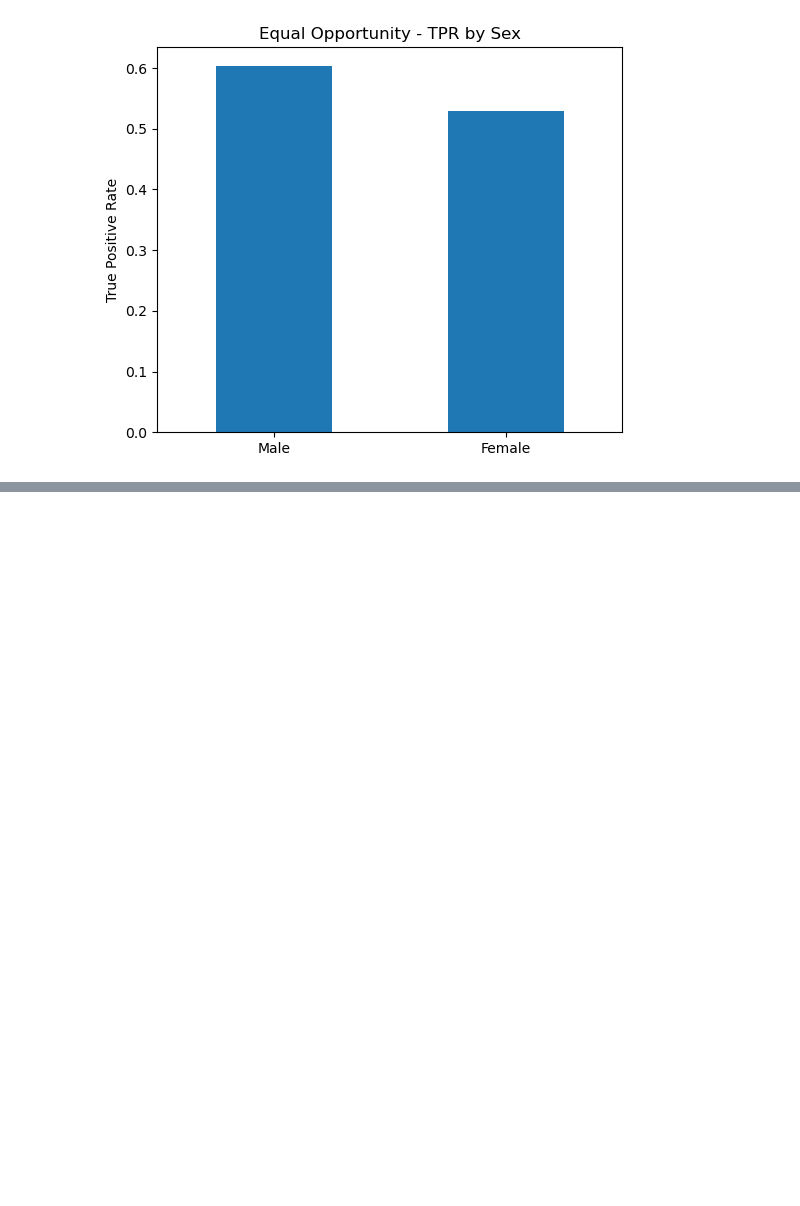
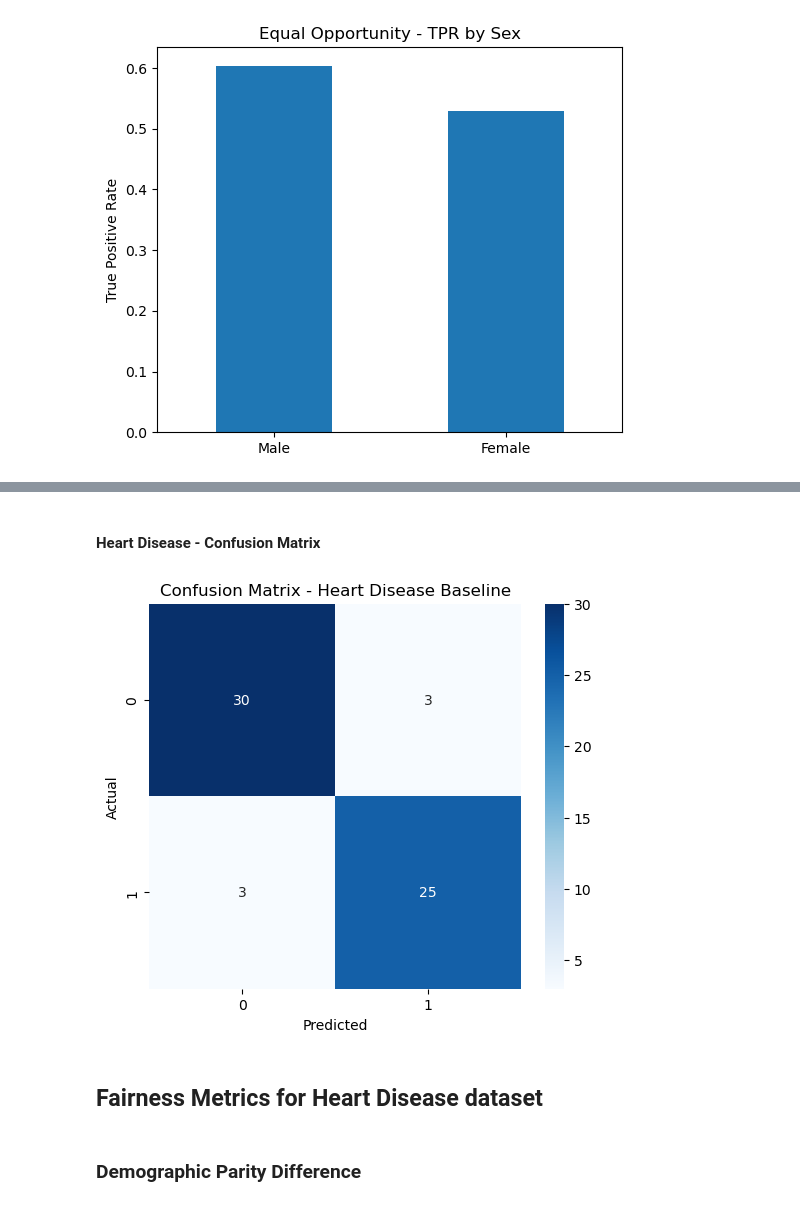
Before and after one commit to david-shodipo-brocku/Optimization-Algorithms-Bias-and-Accuracy-Tradeoffs, a Jupyter notebook: Optimization-Algorithms-Fairness-Accuracy Tradeoffs.ipynb, the cells around one changed output, grey strips where cells are left out. Saved outputs shown, nothing was run; the diff lists cells and outputs as text; code cells hidden in the pictures; blank space fills up the shorter version.

```diff
--- a/Optimization-Algorithms-Fairness-Accuracy Tradeoffs.ipynb
+++ b/Optimization-Algorithms-Fairness-Accuracy Tradeoffs.ipynb
@@ -416,0 +552,5 @@ plt.show()
+# %%
+
+data_hd = clean_heart_df(data_hd)
+# Check for missing values
+display(data_hd.isnull().sum().sort_values(ascending=False))
@@ -416,0 +734,19 @@ plt.show()
+# %% [markdown]
+#### Heart Disease - Confusion Matrix
+# %%
+from sklearn.metrics import confusion_matrix
+
+cm_hd = confusion_matrix(y_test_hd, y_pred_hd)
+
+plt.figure(figsize=(6,5))
+sns.heatmap(cm_hd, annot=True, fmt="d", cmap="Blues")
+plt.xlabel("Predicted")
+plt.ylabel("Actual")
+plt.title("Confusion Matrix - Heart Disease Baseline")
+plt.show()
+# %% [output]
+[figure, added]
+# %% [markdown]
+## Fairness Metrics for Heart Disease dataset
+# %% [markdown]
+### Demographic Parity Difference
```
Also changed, not shown: parts of 40 cells of this notebook.
